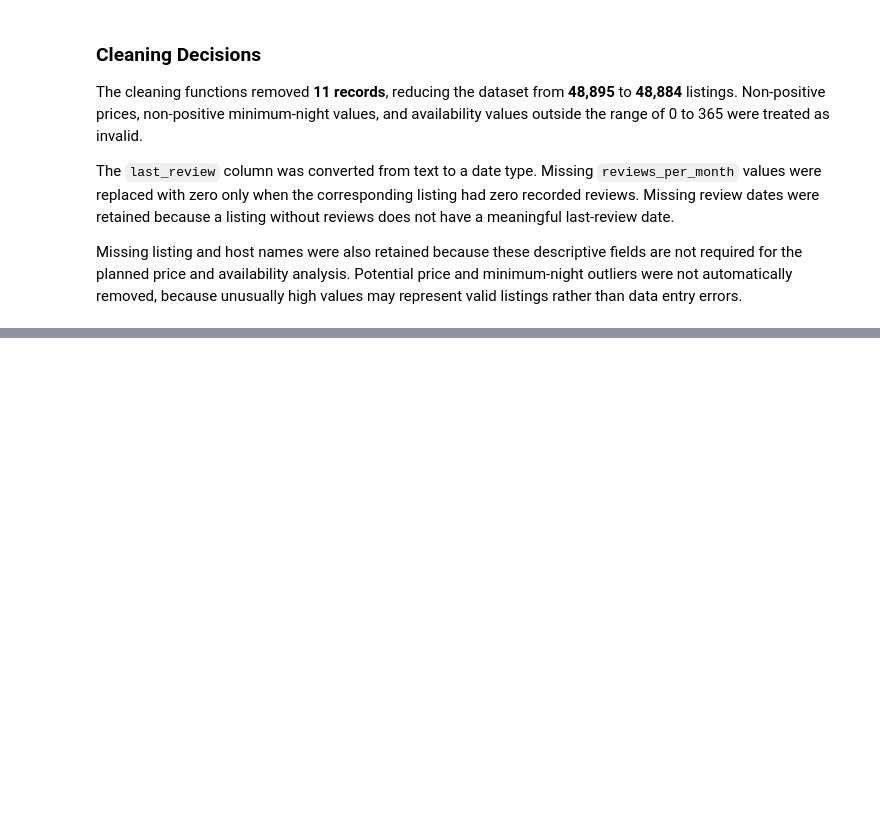
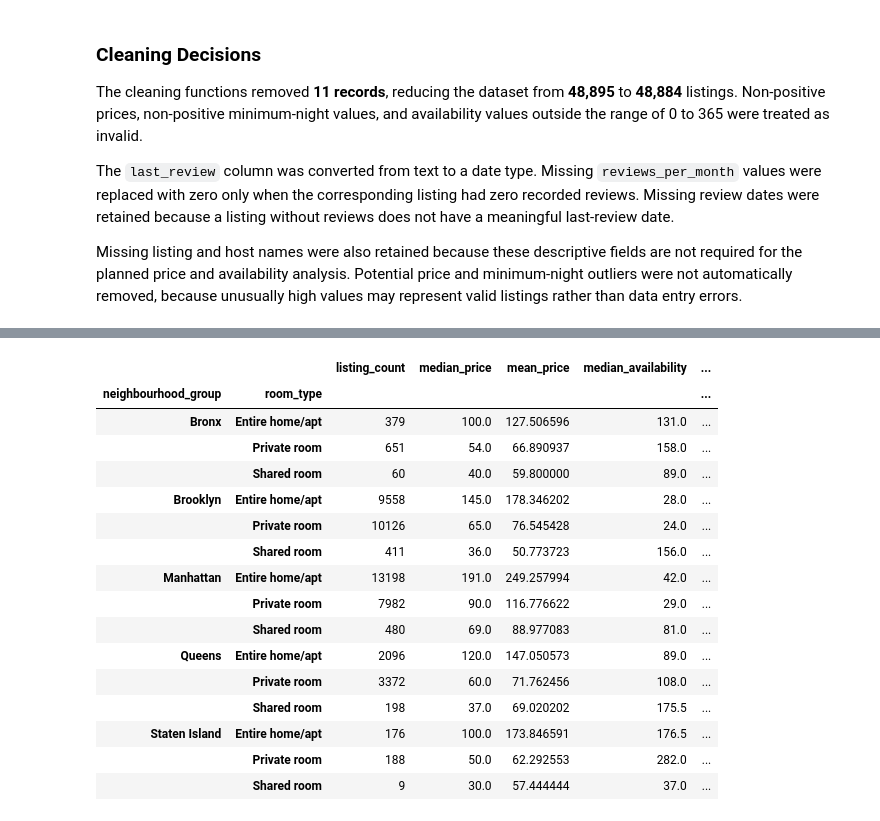
Before and after one commit to MariusJochheim/ai-programming-foundations-project, a Jupyter notebook: data_workflow.ipynb, the cells around one changed output, grey strips where cells are left out. Cells and saved outputs as stored; diff of their text form; code cells hidden in the pictures; blank space fills up the shorter version.

Commit message:
feat: Add exploratory analysis function and grouped summaries

```diff
--- a/data_workflow.ipynb
+++ b/data_workflow.ipynb
@@ -479,0 +609,2 @@ entry errors.
+# %%
+eda_results = explore_airbnb_data(df_clean)
@@ -479,0 +639,20 @@ entry errors.
+# %%
+eda_results["grouped_summary"]
+# %% [output]
+|  |  | listing_count | median_price | mean_price | median_availability | ... |
+| neighbourhood_group | room_type |  |  |  |  | ... |
+| Bronx | Entire home/apt | 379 | 100.0 | 127.506596 | 131.0 | ... |
+|  | Private room | 651 | 54.0 | 66.890937 | 158.0 | ... |
+|  | Shared room | 60 | 40.0 | 59.800000 | 89.0 | ... |
+| Brooklyn | Entire home/apt | 9558 | 145.0 | 178.346202 | 28.0 | ... |
+|  | Private room | 10126 | 65.0 | 76.545428 | 24.0 | ... |
+|  | Shared room | 411 | 36.0 | 50.773723 | 156.0 | ... |
+| Manhattan | Entire home/apt | 13198 | 191.0 | 249.257994 | 42.0 | ... |
+|  | Private room | 7982 | 90.0 | 116.776622 | 29.0 | ... |
+|  | Shared room | 480 | 69.0 | 88.977083 | 81.0 | ... |
+| Queens | Entire home/apt | 2096 | 120.0 | 147.050573 | 89.0 | ... |
+|  | Private room | 3372 | 60.0 | 71.762456 | 108.0 | ... |
+|  | Shared room | 198 | 37.0 | 69.020202 | 175.5 | ... |
+| Staten Island | Entire home/apt | 176 | 100.0 | 173.846591 | 176.5 | ... |
+|  | Private room | 188 | 50.0 | 62.292553 | 282.0 | ... |
+|  | Shared room | 9 | 30.0 | 57.444444 | 37.0 | ... |
```
Also changed, not shown: parts of 30 cells of this notebook.
